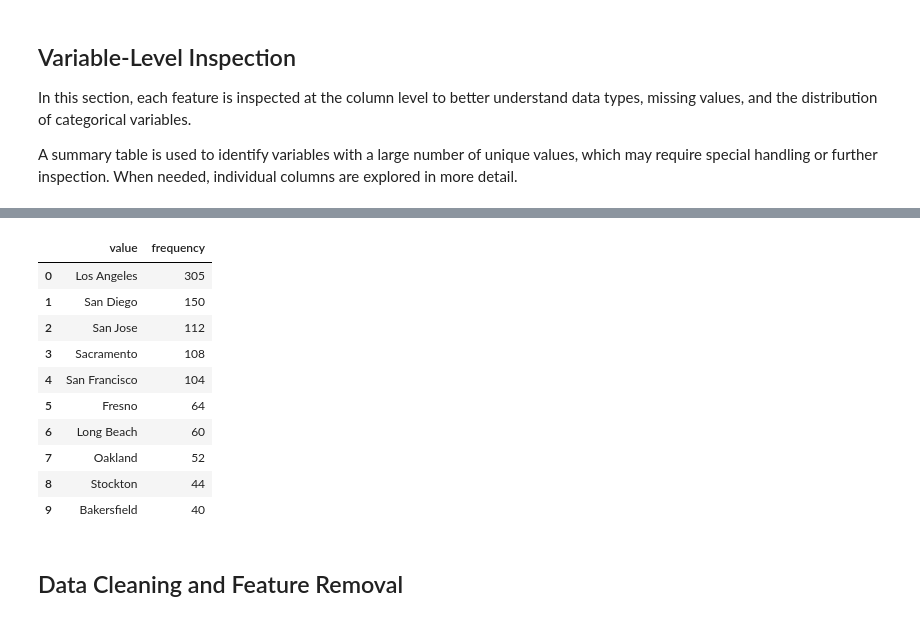
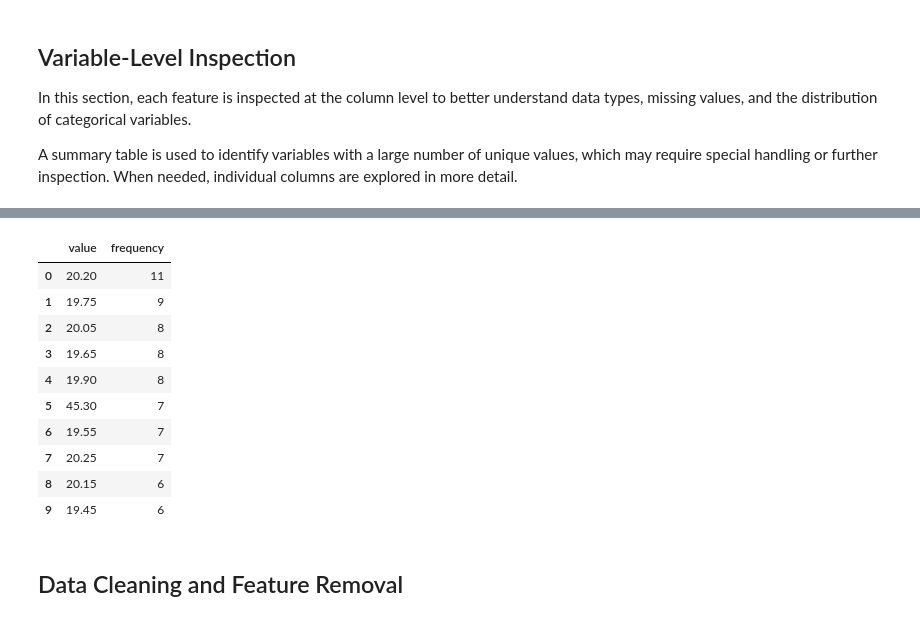
Before and after one commit to OsianJL/telco-customer-churn-analysis, a Jupyter notebook: 01_eda_and_cleaning.ipynb, the cells around one changed output, grey strips where cells are left out. Drawn from its saved outputs; the diff is of its cells as text; code cells hidden in the pictures.

```diff
--- a/01_eda_and_cleaning.ipynb
+++ b/01_eda_and_cleaning.ipynb
@@ -83,0 +129,29 @@ data.describe().round(2)
+# %%
+import numpy as np
+
+def parse_total_charges(value):
+    """
+    Parse Total Charges values to float.
+    Non-numeric or empty values are converted to NaN.
+    """
+    if isinstance(value, (int, float, np.number)):
+        return float(value)
+
+    s = str(value).strip()
+    if s == "":
+        return np.nan
+
+    s = s.replace(",", ".")
+
+    try:
+        return float(s)
+    except ValueError:
+        return np.nan
+
+
+# Apply parsing
+data["Total Charges"] = data["Total Charges"].apply(parse_total_charges)
+
+# Validation
+print("Total Charges dtype:", data["Total Charges"].dtype)
+print("Missing values after parsing:", data["Total Charges"].isna().sum())
@@ -289,21 +405,21 @@ def explore_single_column(
 
     return df
 # %%
-selected_col = "City"
+selected_col = "Total Charges"
 col_profile = explore_single_column(data, selected_col, top_n=10)
 col_profile
 # %% [output]
 |  | value | frequency |
-| 0 | Los Angeles | 305 |
-| 1 | San Diego | 150 |
-| 2 | San Jose | 112 |
-| 3 | Sacramento | 108 |
-| 4 | San Francisco | 104 |
-| 5 | Fresno | 64 |
-| 6 | Long Beach | 60 |
-| 7 | Oakland | 52 |
-| 8 | Stockton | 44 |
-| 9 | Bakersfield | 40 |
+| 0 | 20.20 | 11 |
+| 1 | 19.75 | 9 |
+| 2 | 20.05 | 8 |
+| 3 | 19.65 | 8 |
+| 4 | 19.90 | 8 |
+| 5 | 45.30 | 7 |
+| 6 | 19.55 | 7 |
+| 7 | 20.25 | 7 |
+| 8 | 20.15 | 6 |
+| 9 | 19.45 | 6 |
 # %% [markdown]
 ## Data Cleaning and Feature Removal
 # %% [markdown]
```
Also changed, not shown: parts of 23 cells of this notebook, 1 other file.
